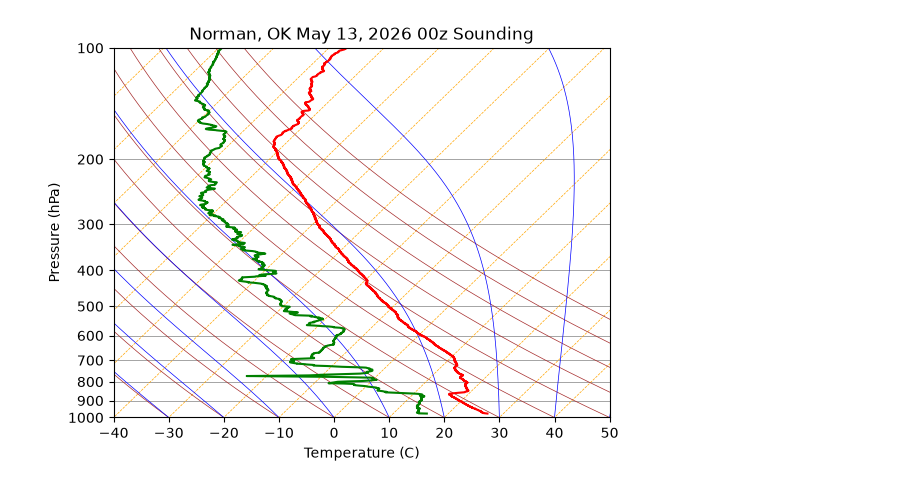
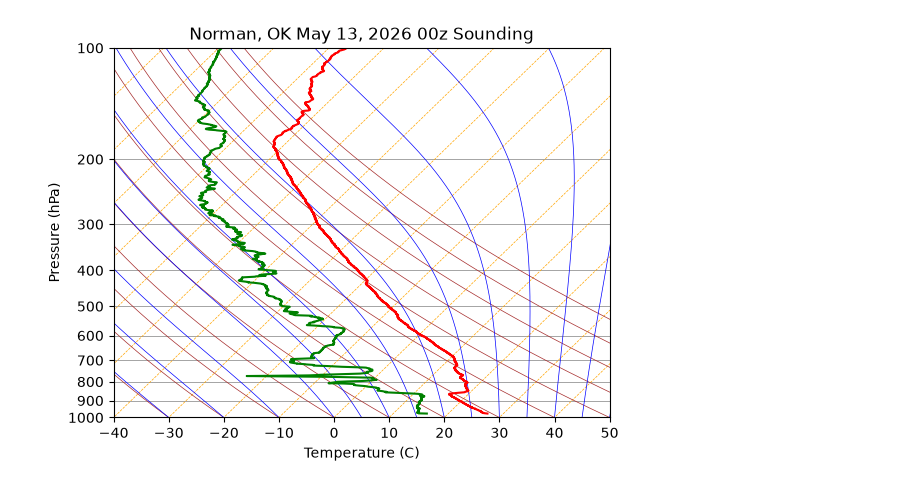
Before and after one commit to NCBreaux/METR5003, a Jupyter notebook: lab3.ipynb, the cells around one changed output. Cells and saved outputs as stored; diff of their text form; code cells hidden in the pictures.

```diff
--- a/lab3.ipynb
+++ b/lab3.ipynb
@@ -46,11 +46,12 @@ Lv = 2.5e6 #J/kg
 
 #Get temps in K and flip the order of pressure for adiabat calculations
 K_T = Tlines + 273.15
+moist_extra = np.arange(5,55,10) + 273.15
 pres = np.arange(100,1001,1)
 hPa_p = np.flip(np.arange(100, 1001, 1))
 
 #Read in the sounding example
-sounding = pd.read_csv('C:/Users/nbro9/Downloads/2026051300-72357.csv')
+sounding = pd.read_csv('/Users/nathaniel.c.breaux-1/Downloads/2026051300-72357.csv')
 sounding_p = sounding['pressure_hPa']
 sounding_t = sounding['temperature_C']
 sounding_td = sounding['dew_point_temperature_C']
@@ -68,32 +69,33 @@ ax.set_ylim(pmax, pmin) #This sets the limits of the pressure axis provided in t
 ax.set_xlim(Tmin, Tmax)  #This isn't working to remove the sci notation, need to find new way
 
 #Plot the dry adiabats
 for temp in K_T:
     temps = [temp-273.15]
     t = temp
     for p in hPa_p[1:]:
         t = t - dry_lapse(t, p)
         temps.append(t-273.15)
     ax.plot(Skew(temps, hPa_p), hPa_p, color='brown', linewidth=.5)
 
+
 #Plot the moist adiabats
-for temp in K_T:
+for temp in np.concatenate((K_T, moist_extra)):
     temps = [temp-273.15]
     t = temp
     for p in hPa_p[1:]:
         t = t - moist_lapse(t, p)
         temps.append(t-273.15)
     ax.plot(Skew(temps, hPa_p), hPa_p, color='blue', linewidth=.5)
 
 #Plot sounding lines
 ax.plot(Skew(sounding_t, sounding_p), sounding_p, color='red')
 ax.plot(Skew(sounding_td, sounding_p), sounding_p, color='green')
 ax.set_title('Norman, OK May 13, 2026 00z Sounding')
 ax.set_xlabel('Temperature (C)')
 ax.set_ylabel('Pressure (hPa)')
 
 #Make the y-axis not show scientific notation
 ax.yaxis.set_major_locator(ticker.LogLocator(base=10, subs=(1, 2, 3, 4, 5, 6, 7, 8, 9)))
 ax.yaxis.set_major_formatter(ticker.FuncFormatter(lambda x, pos: f"{x:.0f}"))
 # %% [output]
-[figure, old version]
+[figure, new version]
```
Also changed, not shown: parts of 2 cells of this notebook.
